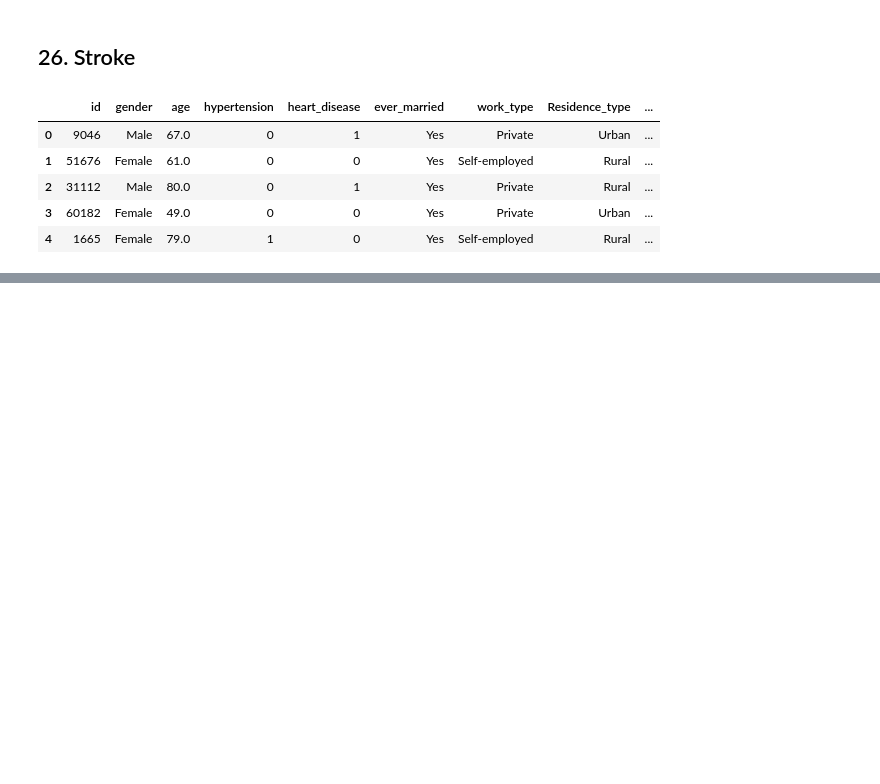
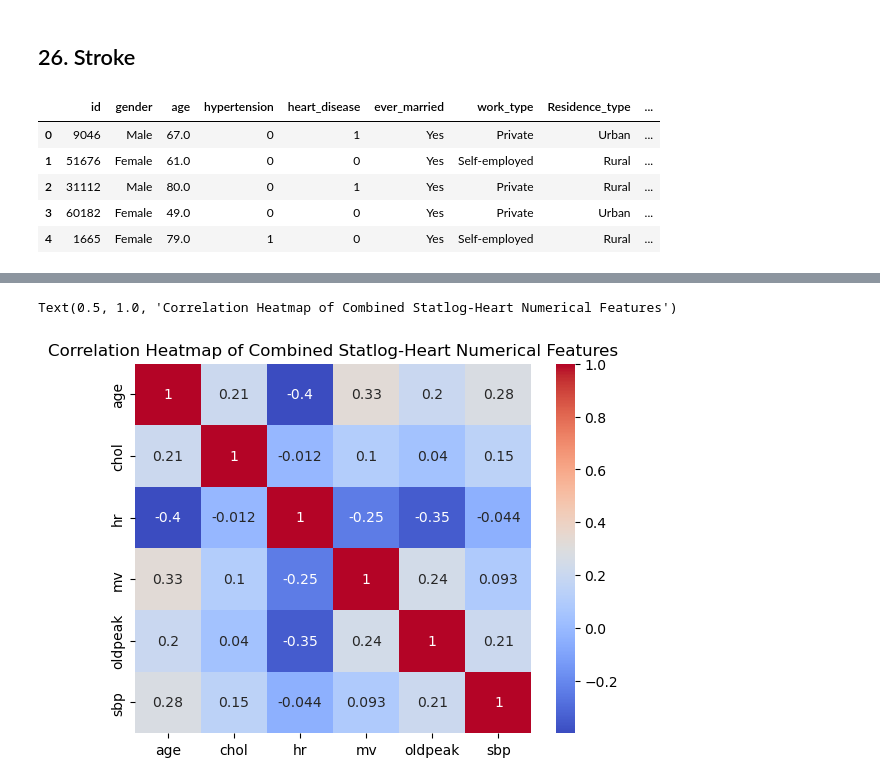
Before and after one commit to PATRECOG-RaoTamMakKwaPeudSSR/multidataset-health, a Jupyter notebook: main.ipynb, the cells around one changed output, grey strips where cells are left out. Saved outputs shown, nothing was run; the diff lists cells and outputs as text; code cells hidden in the pictures; blank space fills up the shorter version.

```diff
--- a/main.ipynb
+++ b/main.ipynb
@@ -301,0 +449,6 @@ df_stroke.head()
+# %%
+sns.heatmap(df_statlog_heart[statlog_heart_numerical_cols].corr(), annot=True, cmap='coolwarm')
+plt.title('Correlation Heatmap of Combined Statlog-Heart Numerical Features')
+# %% [output]
+Text(0.5, 1.0, 'Correlation Heatmap of Combined Statlog-Heart Numerical Features')
+[figure, added]
```
Also changed, not shown: parts of 14 cells of this notebook.
